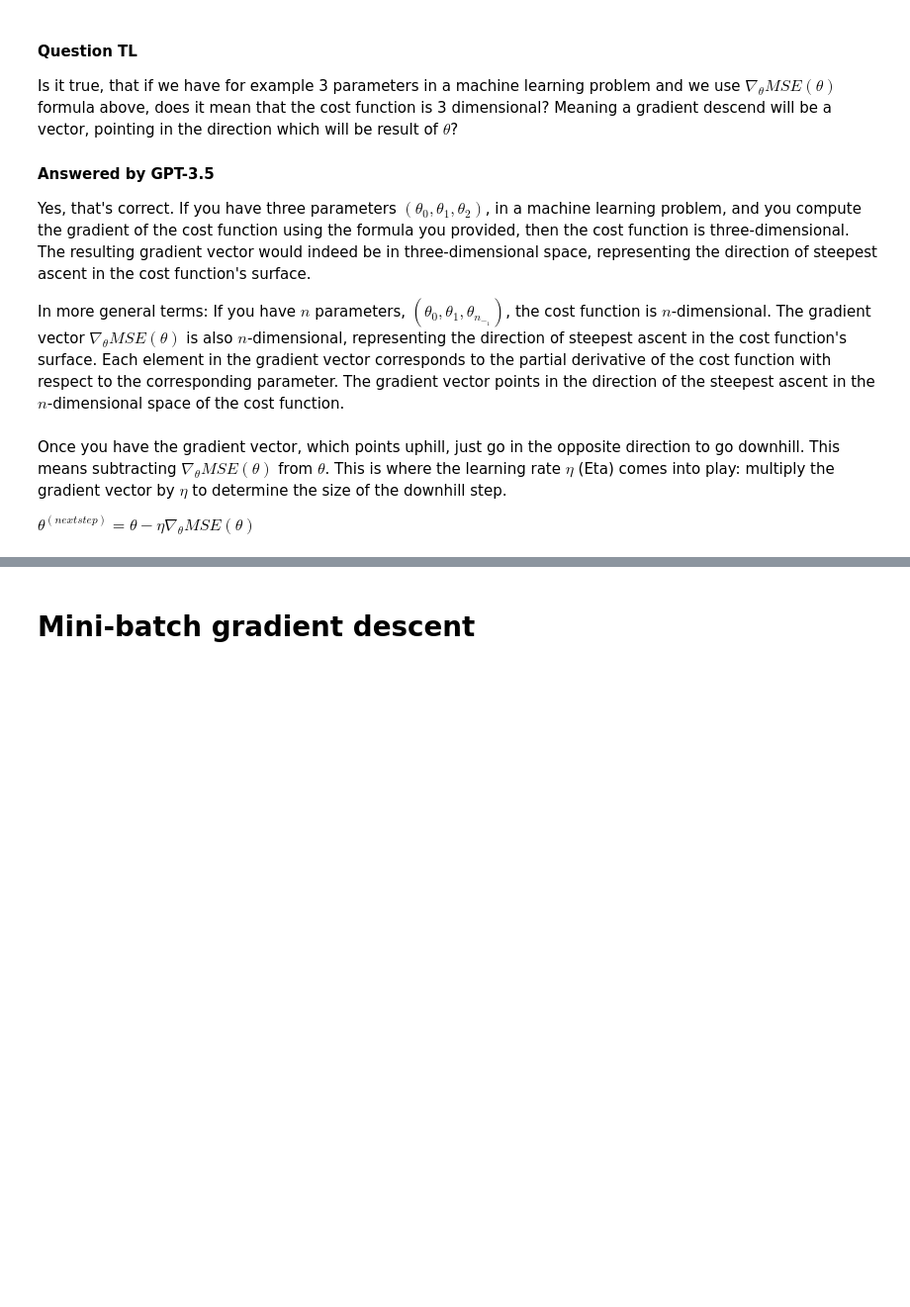
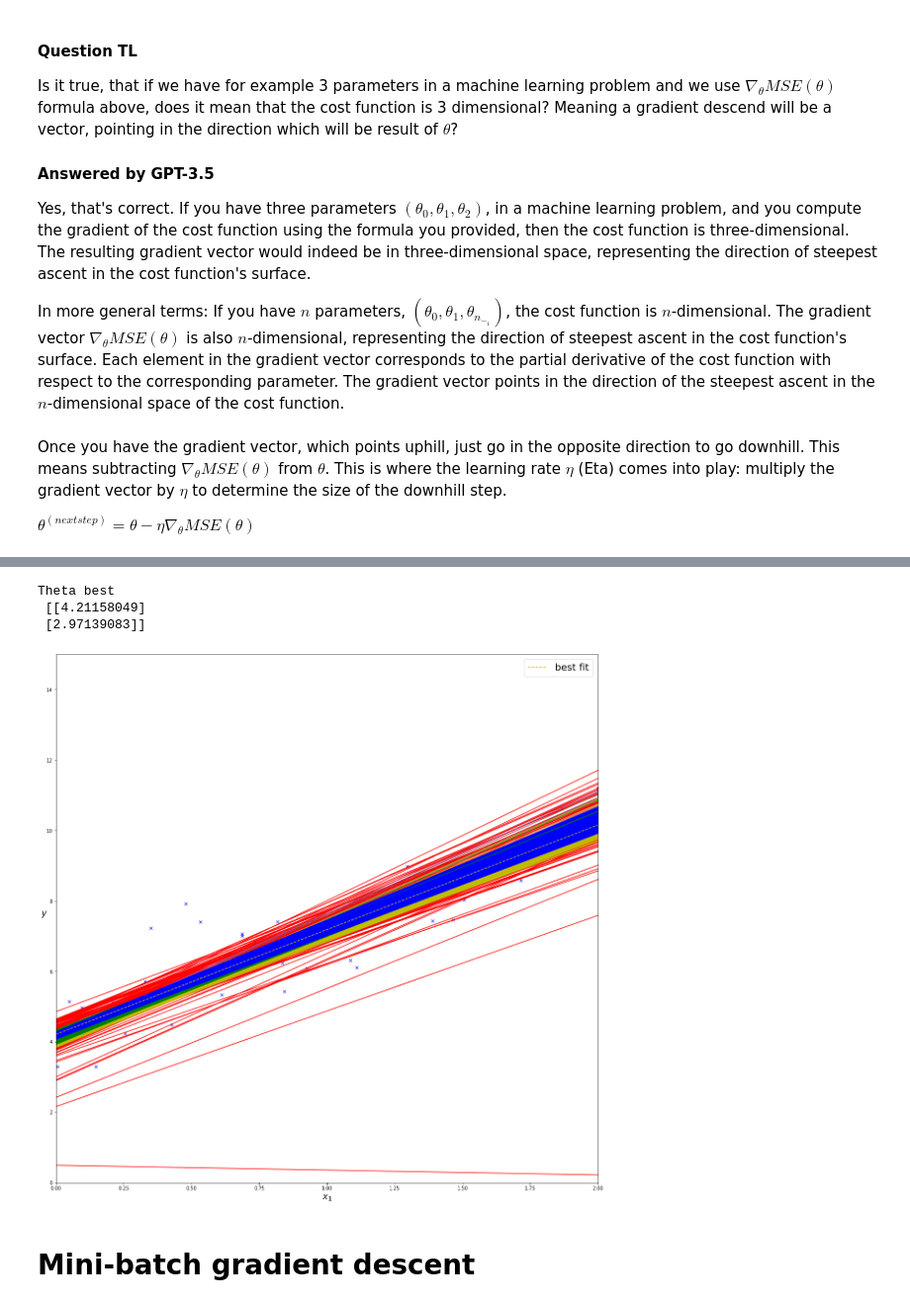
Before and after one commit to Ismaril/training, a Jupyter notebook: AI/ML_DL_book/04_training_models_mathematics.ipynb, the cells around one changed output, grey strips where cells are left out. Shown at 99% size. Cells and saved outputs as stored; diff of their text form; code cells hidden in the pictures; blank space fills up the shorter version.

```diff
--- a/AI/ML_DL_book/04_training_models_mathematics.ipynb
+++ b/AI/ML_DL_book/04_training_models_mathematics.ipynb
@@ -326,3 +319,69 @@ plt.show()
+# %%
+# todo: continue from here, and document this cell
+def make_plt_lines_colorful(epoch, n_epochs):
+    """
+    This function will return different color for each each basket of epochs
+
+    :param epoch: current epoch
+    :param n_epochs: total number of epochs
+    """
+
+    colors = ["r-", "o-", "y-", "g-", "b-"]
+    epochs = [n_epochs*0.166, n_epochs * 0.332, n_epochs * 0.498, n_epochs * 0.664, n_epochs*83]
+
+    if epoch <= math.floor(epochs[0]):
+        return colors[0]
+    elif epoch < math.floor(epochs[1]):
+        return colors[1]
+    elif epoch < math.floor(epochs[2]):
+        return colors[2]
+    elif epoch < math.floor(epochs[3]):
+        return colors[3]
+    elif epoch < math.floor(epochs[4]):
+        return colors[4]
+
+
+def learning_schedule(t):
+    t0, t1 = 5, 50  # learning schedule hyperparameters
+    return t0 / (t + t1)
+
+def plot_stochastic_gradient_descend(theta__):
+    m = len(X_with1_at0index)
+    plt.plot(X, y, "bx") # plot blue x points
+    n_epochs = 10
+
+    for epoch in range(n_epochs):
+        for i in range(m):
+            y_predict_ = X_few_features_with_1_at_first_indexes.dot(theta__)
+            style = make_plt_lines_colorful(epoch, n_epochs)
+            plt.plot(X_few_features, y_predict_, style)
+
+            random_index = np.random.randint(m)
+            xi = X_with1_at0index[random_index:random_index + 1]
+            yi = y[random_index:random_index + 1]
+            gradients = 2 * xi.T.dot(xi.dot(theta__) - yi)
+            eta = learning_schedule(epoch * m + i)
+            theta__ = theta__ - eta * gradients
+
+    y_predict_ = X_few_features_with_1_at_first_indexes.dot(theta__)
+    style = "y--"
+    plt.plot(X_few_features, y_predict_, style, label="best fit")
+    print(f"Theta best\n", theta__)
+
+plt.figure(figsize=(20, 20))
+plot_stochastic_gradient_descend(theta__=theta)
+plt.legend(fontsize=20)
+plt.xlabel("$x_1$", fontsize=18)
+plt.ylabel("$y$", rotation=0, fontsize=18)
+plt.axis((0, 2, 0, 15))
+plt.show()
+
+# You see that the lines are more random, but eventually they will all converge to a single solution. However, due to their stochastic (i.e., random) nature, they will never settle at the minimum. Instead, they will keep oscillating around the minimum. By convention we iterate by rounds of m iterations; each round is called an epoch. While the Batch Gradient Descent code iterated 1,000 times through the whole training set, this code goes through the training set only 50 times and reaches a fairly good solution:
+# %% [output]
+Theta best
+ [[4.21158049]
+ [2.97139083]]
+[figure, added]
 # %% [markdown]
 # Mini-batch gradient descent
 # %%
```
Also changed, not shown: parts of 26 cells of this notebook.
